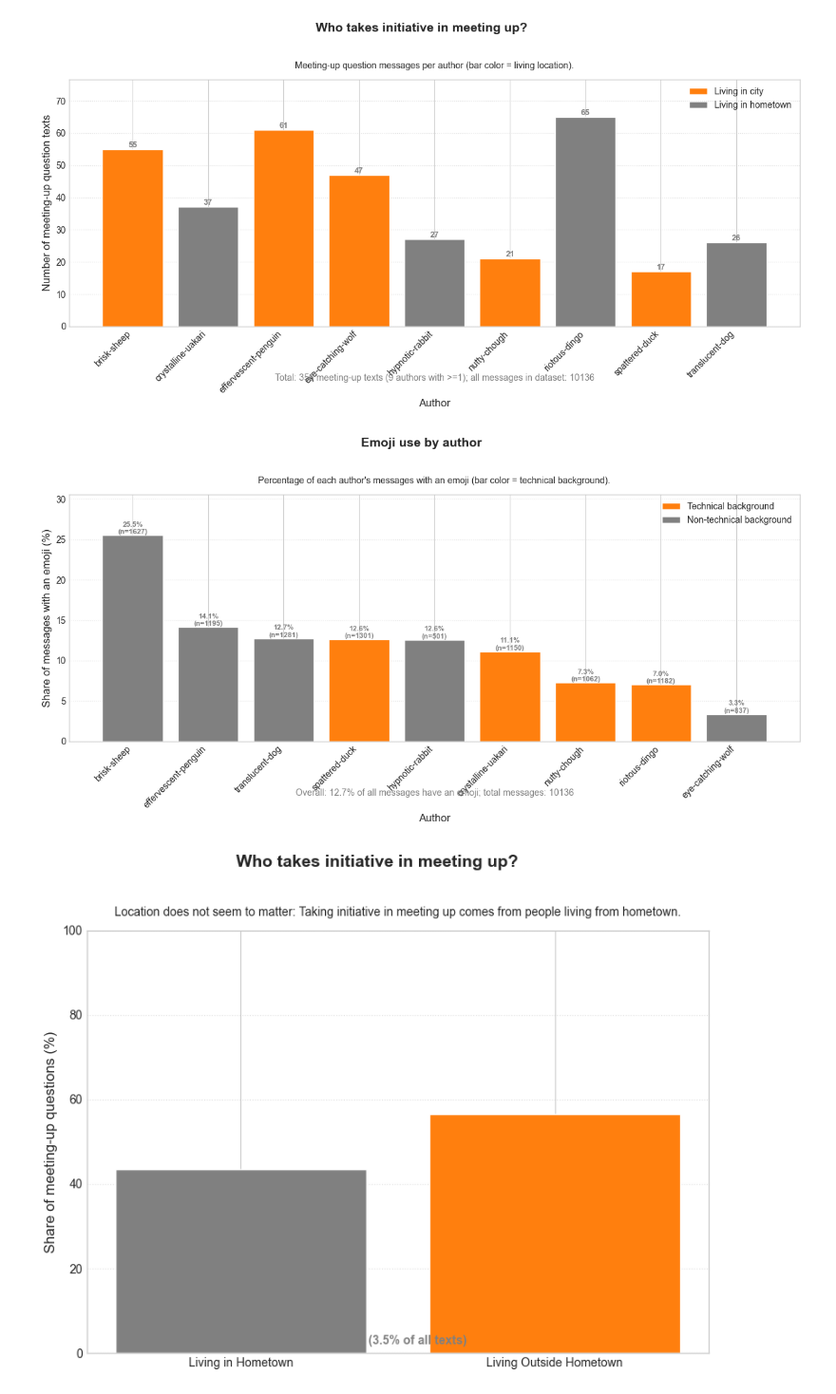
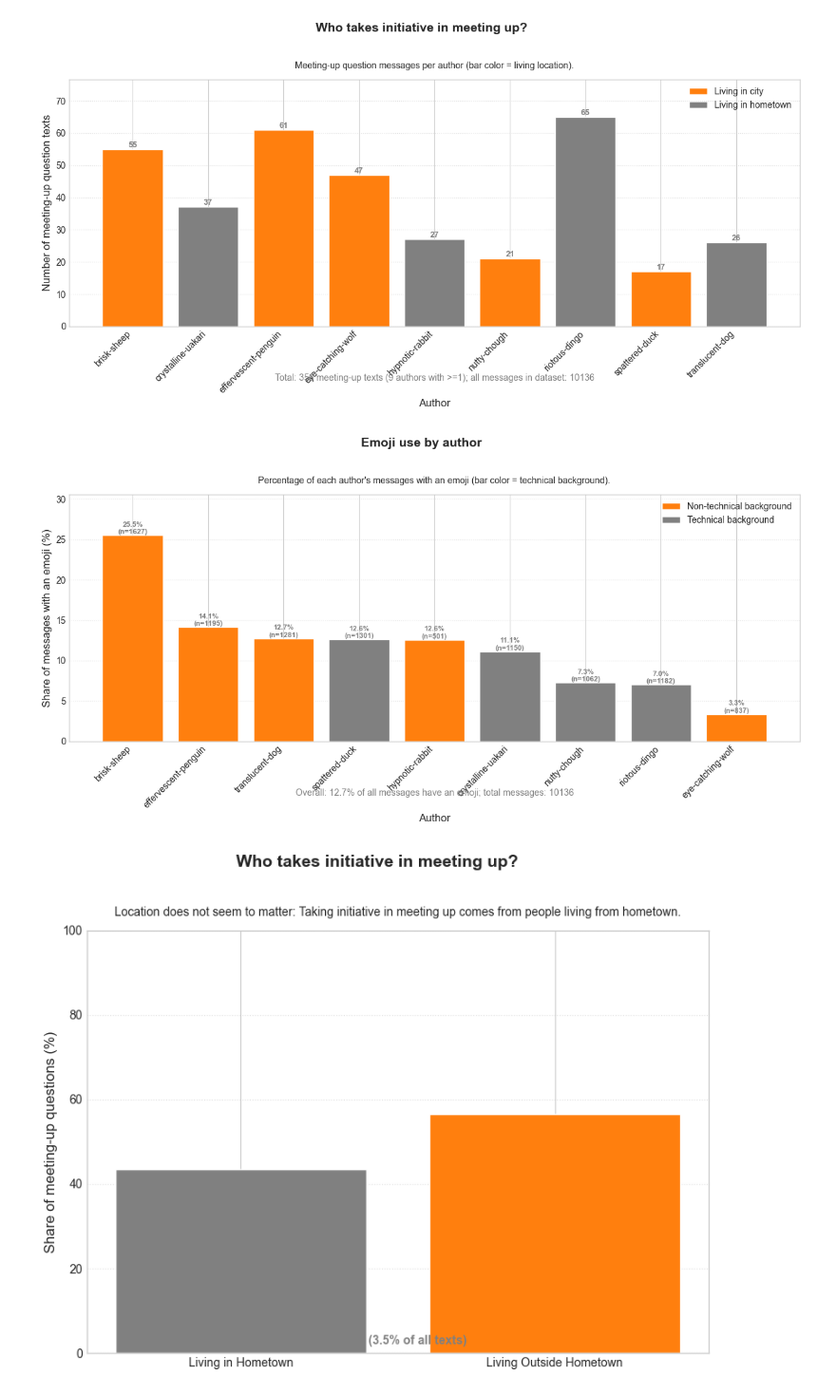
Before and after one commit to bashoogeventerink-max/DAV, a Jupyter notebook: notebooks/02-categories.ipynb, the cells around one changed output. Shown at 95% size. Saved outputs shown, nothing was run; the diff lists cells and outputs as text; code cells hidden in the pictures.

```diff
--- a/notebooks/02-categories.ipynb
+++ b/notebooks/02-categories.ipynb
@@ -439,8 +439,8 @@ authors = pct_by_author.sort_values(ascending=False).index.tolist()
 pct_emoji = pct_by_author.reindex(authors)
 n_msgs = df.groupby('author').size().reindex(authors, fill_value=0)
 
-COLOR_NON_TECH = '#808080'
-COLOR_TECH = '#ff7f0e'
+COLOR_NON_TECH = '#ff7f0e'
+COLOR_TECH = '#808080'
 bar_colors = [COLOR_TECH if author_tech.loc[a] == 1 else COLOR_NON_TECH for a in authors]
 
 overall_pct_emoji = df['has_emoji'].mean() * 100
@@ -477,36 +477,36 @@ for bar, p, n in zip(bars, pct_emoji.values, n_msgs.values):
     )
 
 legend_handles = [
+    mpatches.Patch(facecolor=COLOR_NON_TECH, edgecolor='white', label='Non-technical background'),
     mpatches.Patch(facecolor=COLOR_TECH, edgecolor='white', label='Technical background'),
-    mpatches.Patch(facecolor=COLOR_NON_TECH, edgecolor='white', label='Non-technical background'),
 ]
 ax.legend(handles=legend_handles, loc='upper right', fontsize=10)
 
 summary = (
     f"Overall: {overall_pct_emoji:.1f}% of all messages have an emoji; "
     f"total messages: {len(df)}"
 )
 ax.text(
     0.5,
     -0.22,
     summary,
     transform=ax.transAxes,
     ha='center',
     fontsize=10,
     color='gray',
 )
 
 plot_title = "Emoji use by author"
 plot_subtitle = "Percentage of each author's messages with an emoji (bar color = technical background)."
 fig.suptitle(plot_title, fontsize=14, y=1.02, fontweight='bold')
 ax.set_title(plot_subtitle, fontsize=10, pad=12)
 
 plt.tight_layout()
 plt.show()
 
 # --- END: Plotting Code ---
 # %% [output]
-[figure, old version]
+[figure, new version]
 # %%
 import pandas as pd
 import matplotlib.pyplot as plt
```
Also changed, not shown: 2 other files.
